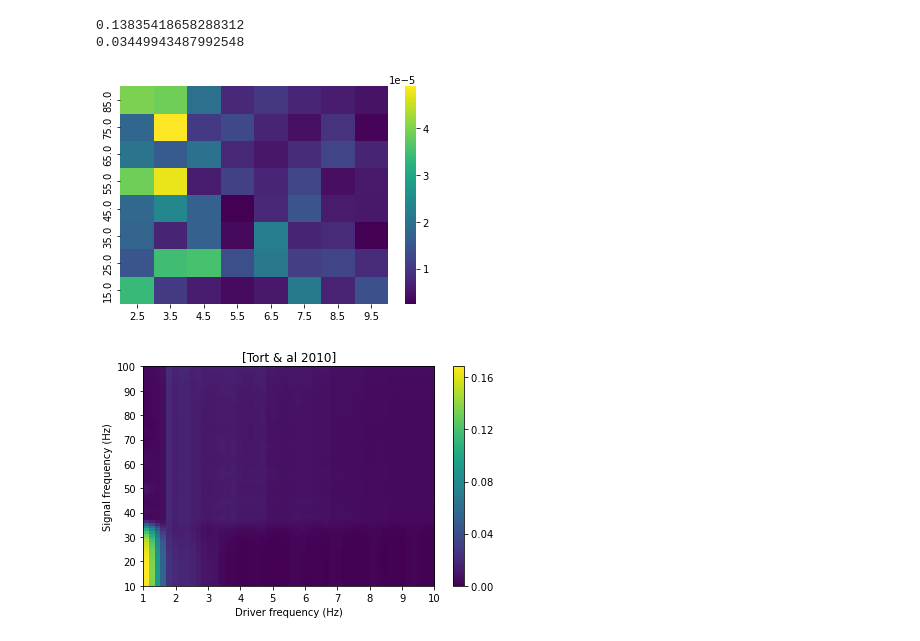
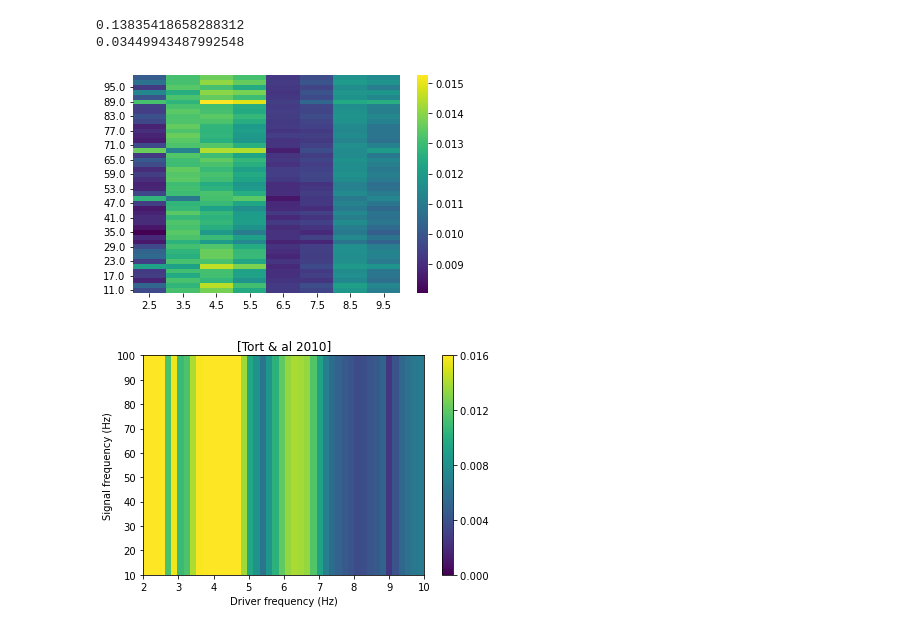
Before and after one commit to yilewang/Gc_detect_script, a Jupyter notebook: application/CFC.ipynb, the cells around one changed output. Saved outputs shown, nothing was run; the diff lists cells and outputs as text; code cells hidden in the pictures.

```diff
--- a/application/CFC.ipynb
+++ b/application/CFC.ipynb
@@ -51,7 +51,7 @@ import matplotlib.pyplot as plt
 from pactools import Comodulogram, REFERENCES
 from pactools import simulate_pac
 
-fs = 200.  # Hz
+fs = 81920.  # Hz
 high_fq = 50.0  # Hz
 low_fq = 5.0  # Hz
 low_fq_width = 1.0  # Hz
@@ -66,41 +66,43 @@ signala = simulate_pac(n_points=n_points, fs=fs, high_fq=high_fq, low_fq=low_fq,
 
 
 signala = df_right
-SignalToolkit.PAC_comodulogram(signala, [2,10,1],[10, 90, 10], fs=200)
+SignalToolkit.PAC_comodulogram(signala, [2,10,1],[10, 100, 2], fs=81920)
 low_fq_range = np.linspace(1, 10, 50)
 # methods = [
 #     'ozkurt', 'canolty', 'tort', 'penny', 'vanwijk', 'duprelatour', 'colgin',
 #     'sigl', 'bispectrum'
 # ]
 methods = ['tort']
 
 # Define the subplots where the comodulogram will be plotted
 n_lines = 3
 n_columns = int(np.ceil(len(methods) / float(n_lines)))
 # fig, axs = plt.subplots(
 #     n_lines, n_columns, figsize=(4 * n_columns, 3 * n_lines))
 fig = plt.figure()
 axs = fig.add_subplot(111)
 # axs = axs.ravel()
 estimator = Comodulogram(fs=fs, low_fq_range=low_fq_range,
                              low_fq_width=low_fq_width, method=methods[0],
                              progress_bar=False)
 estimator.fit(signala)
-estimator.plot(titles=[REFERENCES[methods[0]]], axs=[axs])
+estimator.plot(titles=[REFERENCES[methods[0]]], axs=[axs],vmin=0, vmax=0.016)
+axs.set_xlim([2,10])
+axs.set_ylim([10, 100])
 
 # Compute the comodulograms and plot them
 # for ax, method in zip(axs, methods):
 #     print('%s... ' % (method, ))
 #     estimator = Comodulogram(fs=fs, low_fq_range=low_fq_range,
 #                              low_fq_width=low_fq_width, method=method,
 #                              progress_bar=False)
 #     estimator.fit(signala)
 #     estimator.plot(titles=[REFERENCES[method]], axs=[ax])
 
 plt.show()
 # %% [output]
-[figure, old version]
+[figure, new version]
-[figure, old version]
+[figure, new version]
 # %%
 # %matplotlib widget
 # # hilbert transform
```
Also changed, not shown: parts of 1 cell of this notebook, 5 other files.
